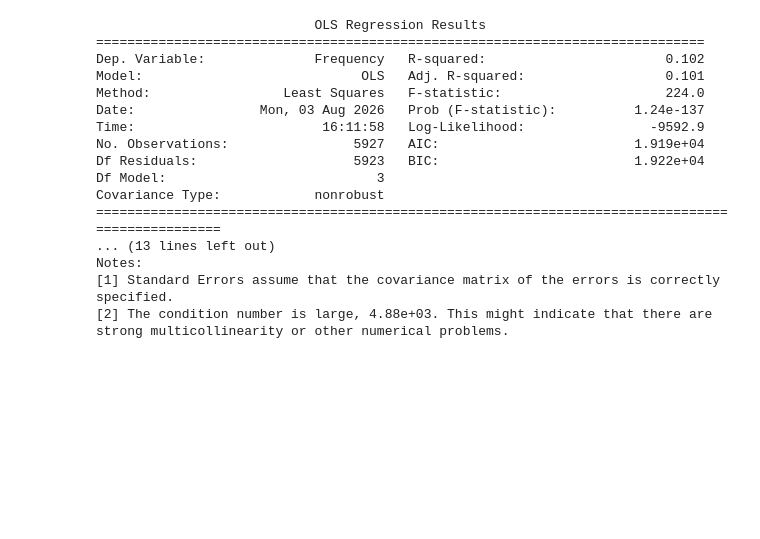
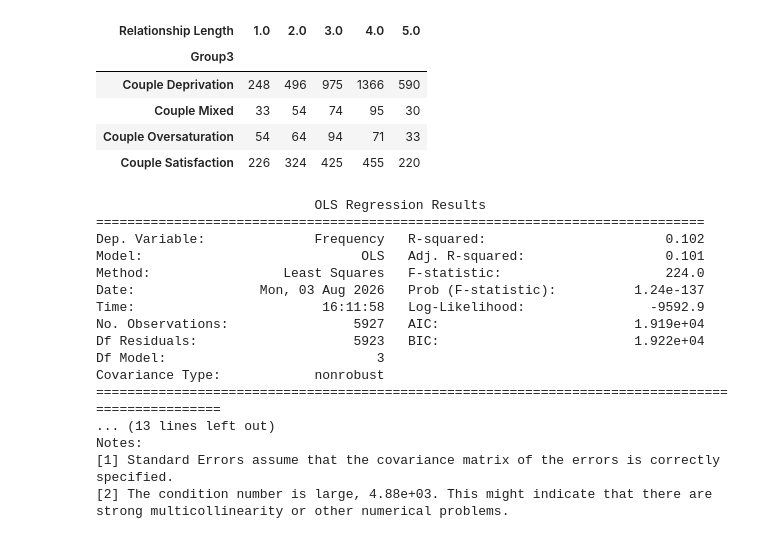
Before and after one commit to EdgardoCS/touchCouples, a Jupyter notebook: 10-Age_and_len.ipynb, the cells around one changed output. Cells and saved outputs as stored; diff of their text form; code cells hidden in the pictures; blank space fills up the shorter version.

```diff
--- a/10-Age_and_len.ipynb
+++ b/10-Age_and_len.ipynb
@@ -20,6 +19,15 @@ def len_to_bins(val):
         return "Long (10+ years)"
 
 df['Relationship Length (bins)'] = df['Relationship Length (years)'].apply(len_to_bins)
+# %%
+pd.crosstab(df["Group3"], df["Relationship Length"])
+# %% [output]
+| Relationship Length | 1.0 | 2.0 | 3.0 | 4.0 | 5.0 |
+| Group3 |  |  |  |  |  |
+| Couple Deprivation | 248 | 496 | 975 | 1366 | 590 |
+| Couple Mixed | 33 | 54 | 74 | 95 | 30 |
+| Couple Oversaturation | 54 | 64 | 94 | 71 | 33 |
+| Couple Satisfaction | 226 | 324 | 425 | 455 | 220 |
 # %%
 df.rename(columns={'Relationship Length (years)':'Relationship_length_years'}, inplace=True)
 # %%
```
Also changed, not shown: parts of 2 cells of this notebook, 10 other files.
